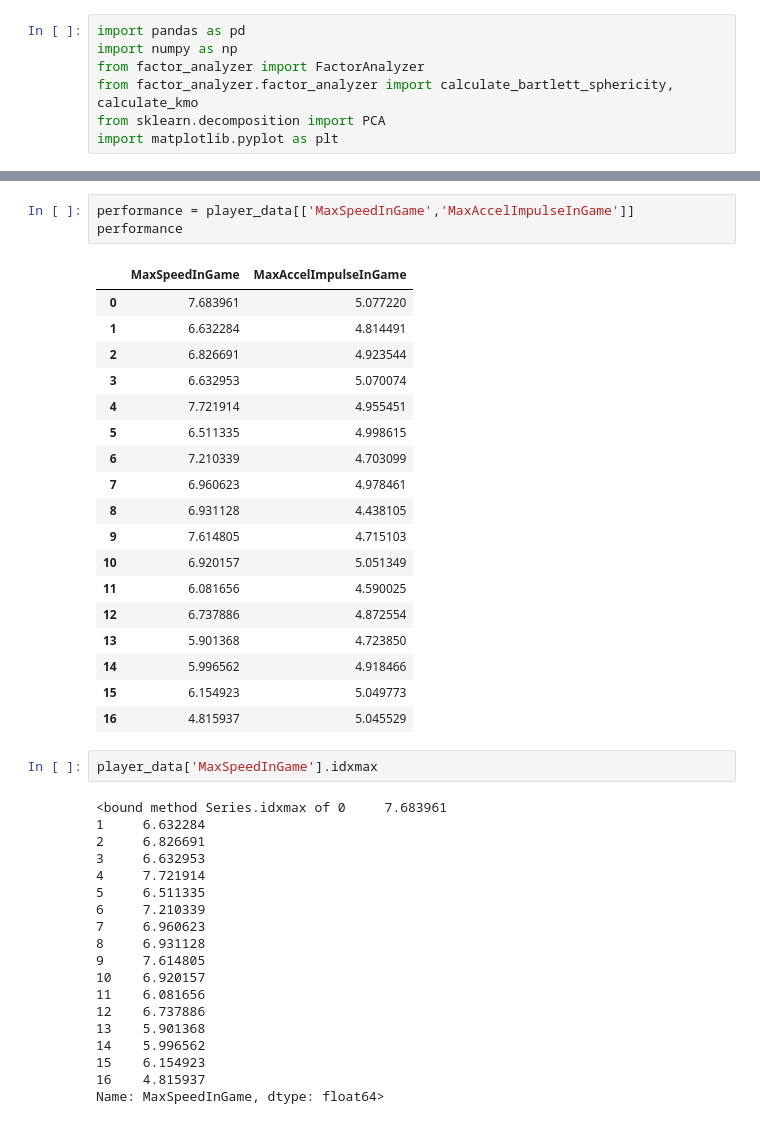
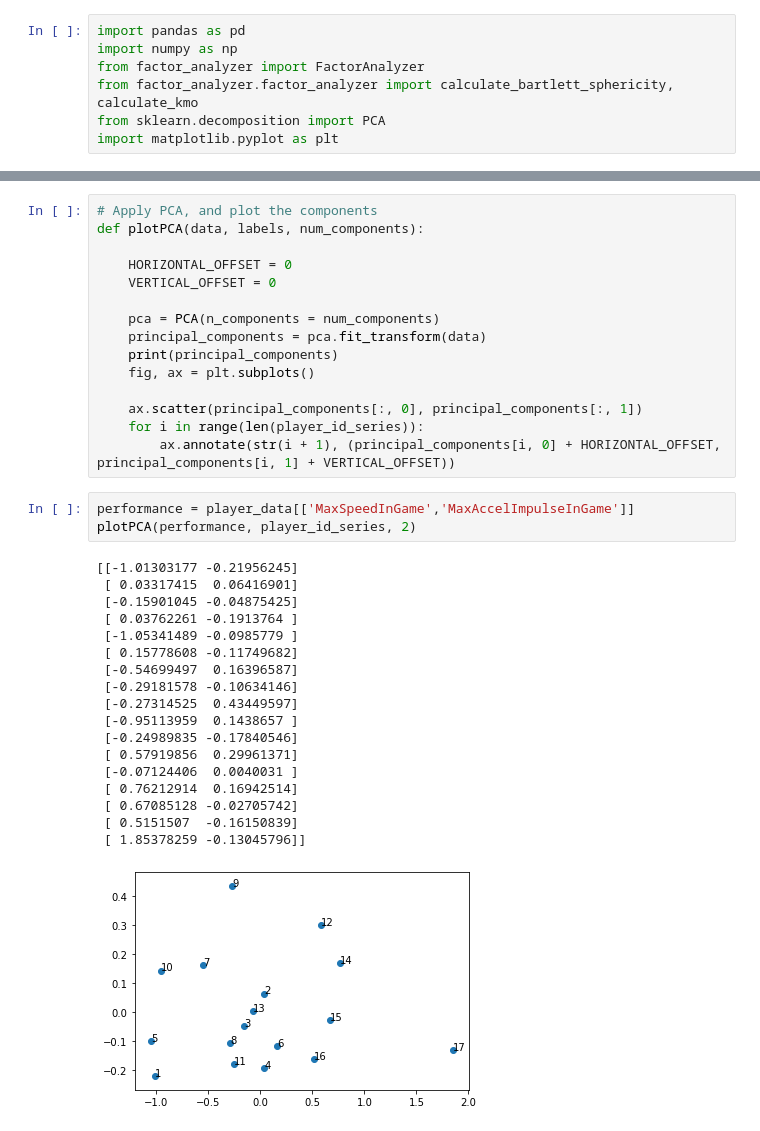
Before and after one commit to JoeRoussy/sta2453-project-1, a Jupyter notebook: PCA_GPS_RPE.ipynb, the cells around one changed output, grey strips where cells are left out. Saved outputs shown, nothing was run; the diff lists cells and outputs as text.

```diff
--- a/PCA_GPS_RPE.ipynb
+++ b/PCA_GPS_RPE.ipynb
@@ -57,43 +60,37 @@ player_data
+# %%
+# Apply PCA, and plot the components
+def plotPCA(data, labels, num_components):
+
+    HORIZONTAL_OFFSET = 0
+    VERTICAL_OFFSET = 0
+
+    pca = PCA(n_components = num_components)
+    principal_components = pca.fit_transform(data)
+    print(principal_components)
+    fig, ax = plt.subplots()
+
+    ax.scatter(principal_components[:, 0], principal_components[:, 1])
+    for i in range(len(player_id_series)):
+        ax.annotate(str(i + 1), (principal_components[i, 0] + HORIZONTAL_OFFSET, principal_components[i, 1] + VERTICAL_OFFSET))
 # %%
 performance = player_data[['MaxSpeedInGame','MaxAccelImpulseInGame']]
-performance
+plotPCA(performance, player_id_series, 2)
 # %% [output]
-|  | MaxSpeedInGame | MaxAccelImpulseInGame |
-| 0 | 7.683961 | 5.077220 |
-| 1 | 6.632284 | 4.814491 |
-| 2 | 6.826691 | 4.923544 |
-| 3 | 6.632953 | 5.070074 |
-| 4 | 7.721914 | 4.955451 |
-| 5 | 6.511335 | 4.998615 |
-| 6 | 7.210339 | 4.703099 |
-| 7 | 6.960623 | 4.978461 |
-| 8 | 6.931128 | 4.438105 |
-| 9 | 7.614805 | 4.715103 |
-| 10 | 6.920157 | 5.051349 |
-| 11 | 6.081656 | 4.590025 |
-| 12 | 6.737886 | 4.872554 |
-| 13 | 5.901368 | 4.723850 |
-| 14 | 5.996562 | 4.918466 |
-| 15 | 6.154923 | 5.049773 |
-| 16 | 4.815937 | 5.045529 |
+[[-1.01303177 -0.21956245]
+ [ 0.03317415  0.06416901]
+ [-0.15901045 -0.04875425]
+ [ 0.03762261 -0.1913764 ]
+ [-1.05341489 -0.0985779 ]
+ [ 0.15778608 -0.11749682]
+ [-0.54699497  0.16396587]
+ [-0.29181578 -0.10634146]
+ [-0.27314525  0.43449597]
+ [-0.95113959  0.1438657 ]
+ [-0.24989835 -0.17840546]
+ [ 0.57919856  0.29961371]
+ [-0.07124406  0.0040031 ]
+ [ 0.76212914  0.16942514]
+ [ 0.67085128 -0.02705742]
+ [ 0.5151507  -0.16150839]
+ [ 1.85378259 -0.13045796]]
+[figure, added]
-# %%
-player_data['MaxSpeedInGame'].idxmax
-# %% [output]
-<bound method Series.idxmax of 0     7.683961
-1     6.632284
-2     6.826691
-3     6.632953
-4     7.721914
-5     6.511335
-6     7.210339
-7     6.960623
-8     6.931128
-9     7.614805
-10    6.920157
-11    6.081656
-12    6.737886
-13    5.901368
-14    5.996562
-15    6.154923
-16    4.815937
-Name: MaxSpeedInGame, dtype: float64>
```
Also changed, not shown: parts of 11 cells of this notebook, 1 other file.
